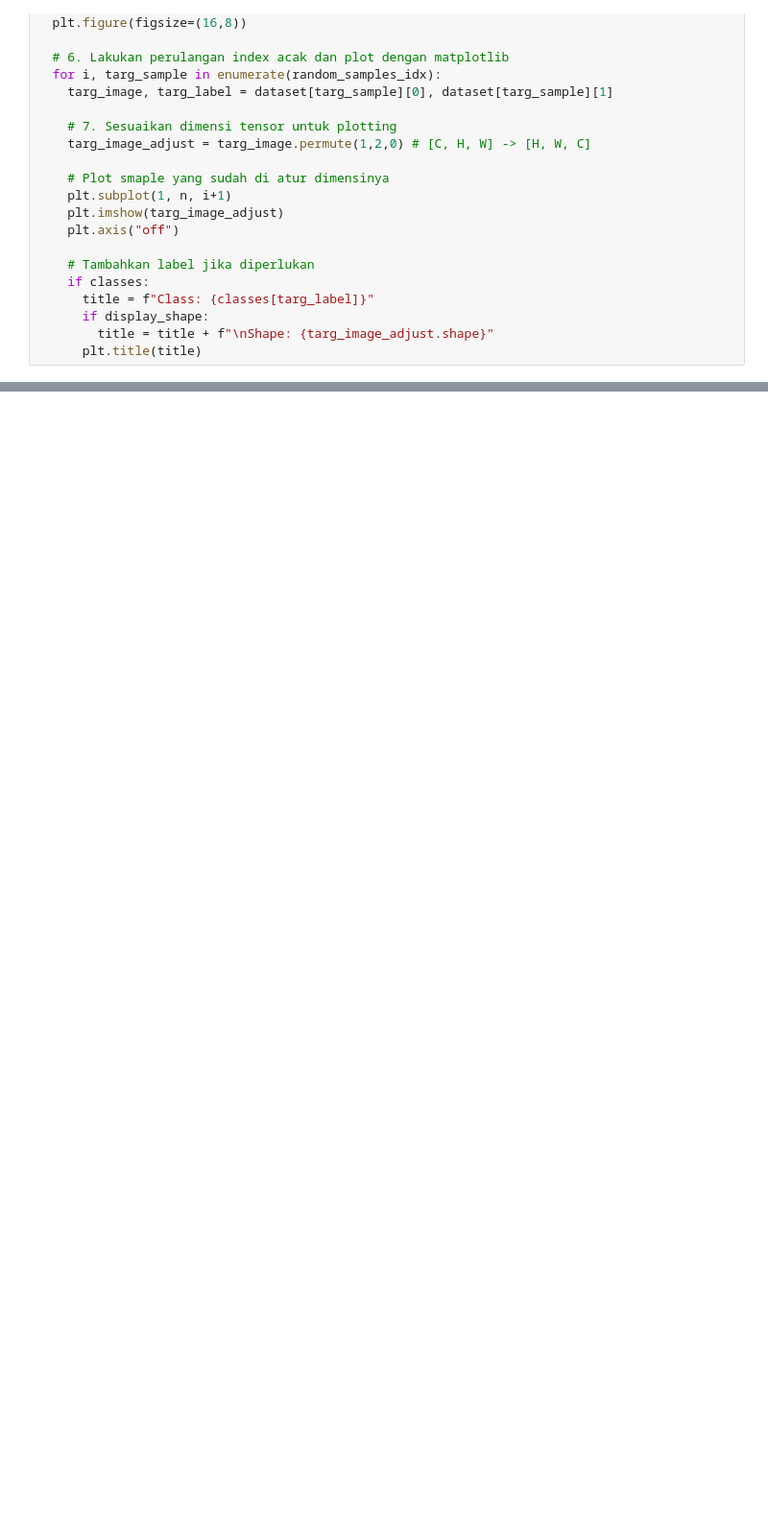
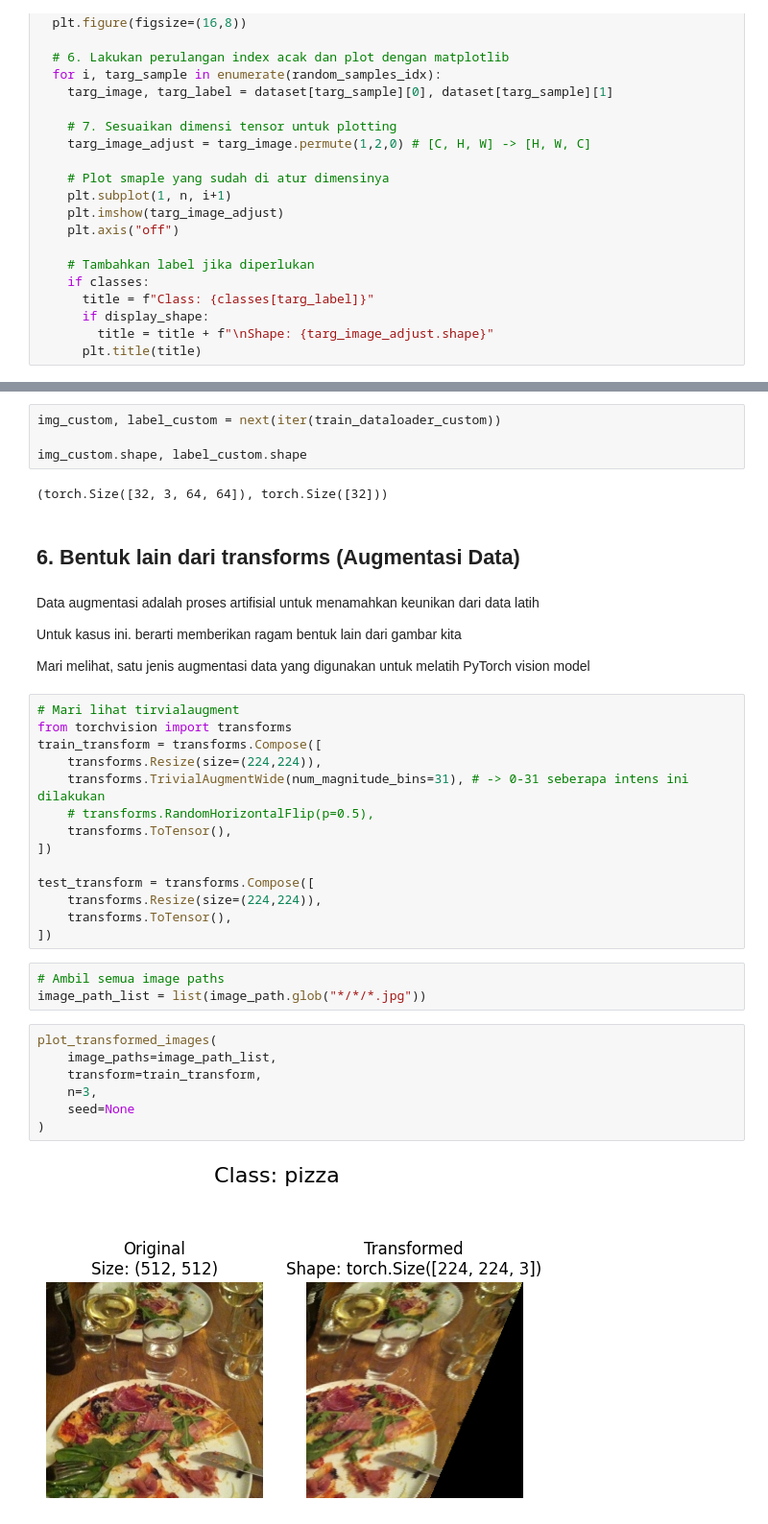
Before and after one commit to SiPilip/pytorch_course, a Jupyter notebook: 04_pytorch_custom_datasets.ipynb, the cells around one changed output, grey strips where cells are left out. Shown at 96% size. Drawn from its saved outputs; the diff is of its cells as text; blank space fills up the shorter version.

```diff
--- a/04_pytorch_custom_datasets.ipynb
+++ b/04_pytorch_custom_datasets.ipynb
@@ -612,0 +635,40 @@ display_random_images(train_data_custom,
+# %%
+img_custom, label_custom = next(iter(train_dataloader_custom))
+
+img_custom.shape, label_custom.shape
+# %% [output]
+(torch.Size([32, 3, 64, 64]), torch.Size([32]))
+# %% [markdown]
+## 6. Bentuk lain dari transforms (Augmentasi Data)
+# %% [markdown]
+Data augmentasi adalah proses artifisial untuk menamahkan keunikan dari data latih
+
+Untuk kasus ini. berarti memberikan ragam bentuk lain dari gambar kita
+
+Mari melihat, satu jenis augmentasi data yang digunakan untuk melatih PyTorch vision model
+# %%
+# Mari lihat tirvialaugment
+from torchvision import transforms
+train_transform = transforms.Compose([
+    transforms.Resize(size=(224,224)),
+    transforms.TrivialAugmentWide(num_magnitude_bins=31), # -> 0-31 seberapa intens ini dilakukan
+    # transforms.RandomHorizontalFlip(p=0.5),
+    transforms.ToTensor(),
+])
+
+test_transform = transforms.Compose([
+    transforms.Resize(size=(224,224)),
+    transforms.ToTensor(),
+])
+# %%
+# Ambil semua image paths
+image_path_list = list(image_path.glob("*/*/*.jpg"))
+# %%
+plot_transformed_images(
+    image_paths=image_path_list,
+    transform=train_transform,
+    n=3,
+    seed=None
+)
+# %% [output]
+[figure, added]
```
Also changed, not shown: parts of 29 cells of this notebook.
